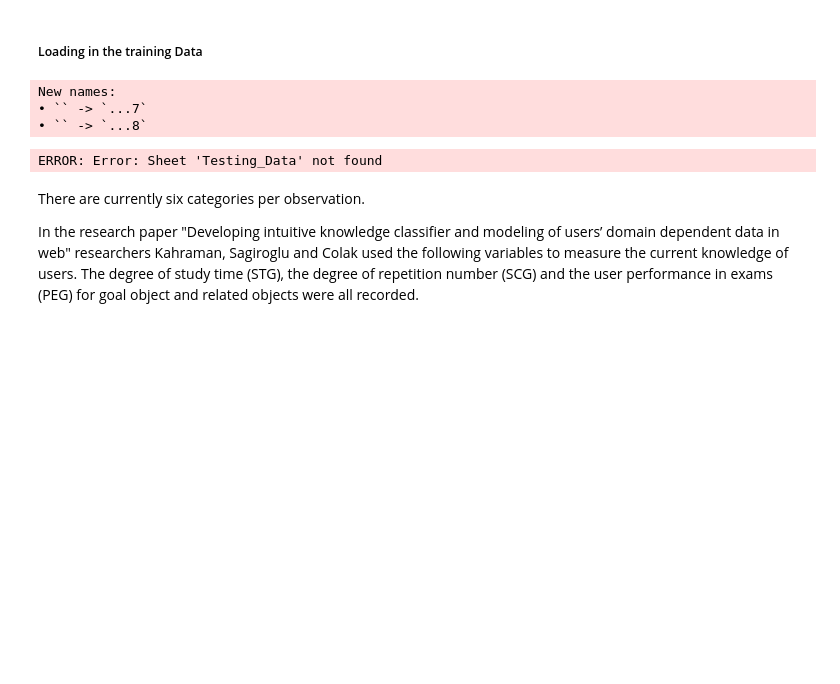
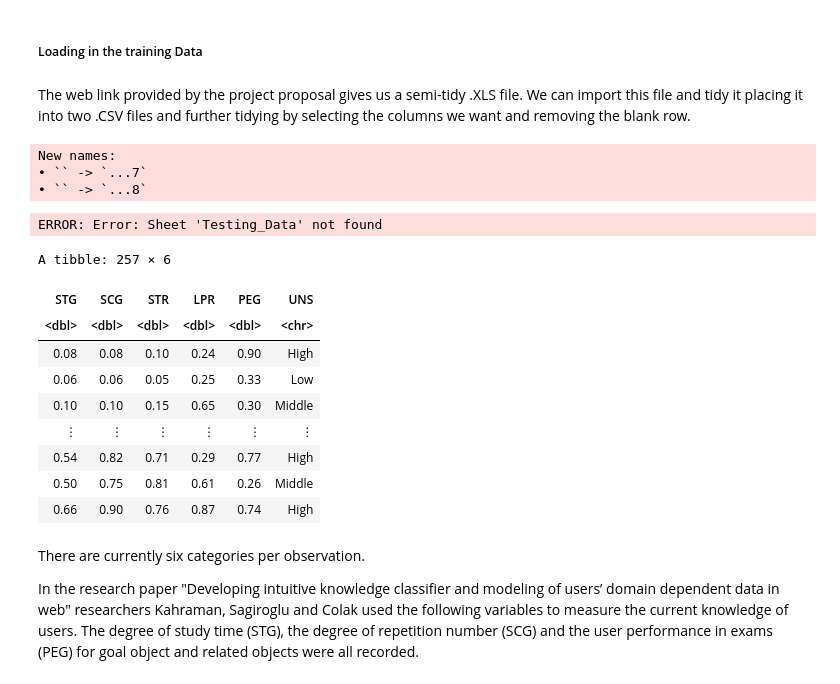
Before and after one commit to justin-gallant/Exam-Score-Indicators-dsci100, a Jupyter notebook: group_project_proposal.ipynb, the cells around one changed output. Drawn from its saved outputs; the diff is of its cells as text; code cells hidden in the pictures; blank space fills up the shorter version.

```diff
--- a/group_project_proposal.ipynb
+++ b/group_project_proposal.ipynb
@@ -40,6 +40,8 @@ Warning message in file(filename, "r", encoding = encoding):
 ERROR: Error in file(filename, "r", encoding = encoding): cannot open the connection
 # %% [markdown]
 ##### Loading in the training Data
+# %% [markdown]
+The web link provided by the project proposal gives us a semi-tidy .XLS file. We can import this file and tidy it placing it into two .CSV files and further tidying by selecting the columns we want and removing the blank row.
 # %%
 loaded_data_train <- read_excel("data/user_knowledge_data.xls", sheet = "Training_Data") |>
     select(STG:UNS)
@@ -57,6 +59,19 @@ New names:
 • `` -> `...7`
 • `` -> `...8`
 ERROR: Error: Sheet 'Testing_Data' not found
+# %%
+training_data
+# %% [output]
+A tibble: 257 × 6
+| STG | SCG | STR | LPR | PEG | UNS |
+| <dbl> | <dbl> | <dbl> | <dbl> | <dbl> | <chr> |
+| 0.08 | 0.08 | 0.10 | 0.24 | 0.90 | High |
+| 0.06 | 0.06 | 0.05 | 0.25 | 0.33 | Low |
+| 0.10 | 0.10 | 0.15 | 0.65 | 0.30 | Middle |
+| ⋮ | ⋮ | ⋮ | ⋮ | ⋮ | ⋮ |
+| 0.54 | 0.82 | 0.71 | 0.29 | 0.77 | High |
+| 0.50 | 0.75 | 0.81 | 0.61 | 0.26 | Middle |
+| 0.66 | 0.90 | 0.76 | 0.87 | 0.74 | High |
 # %% [markdown]
 There are currently six categories per observation.
 
```
